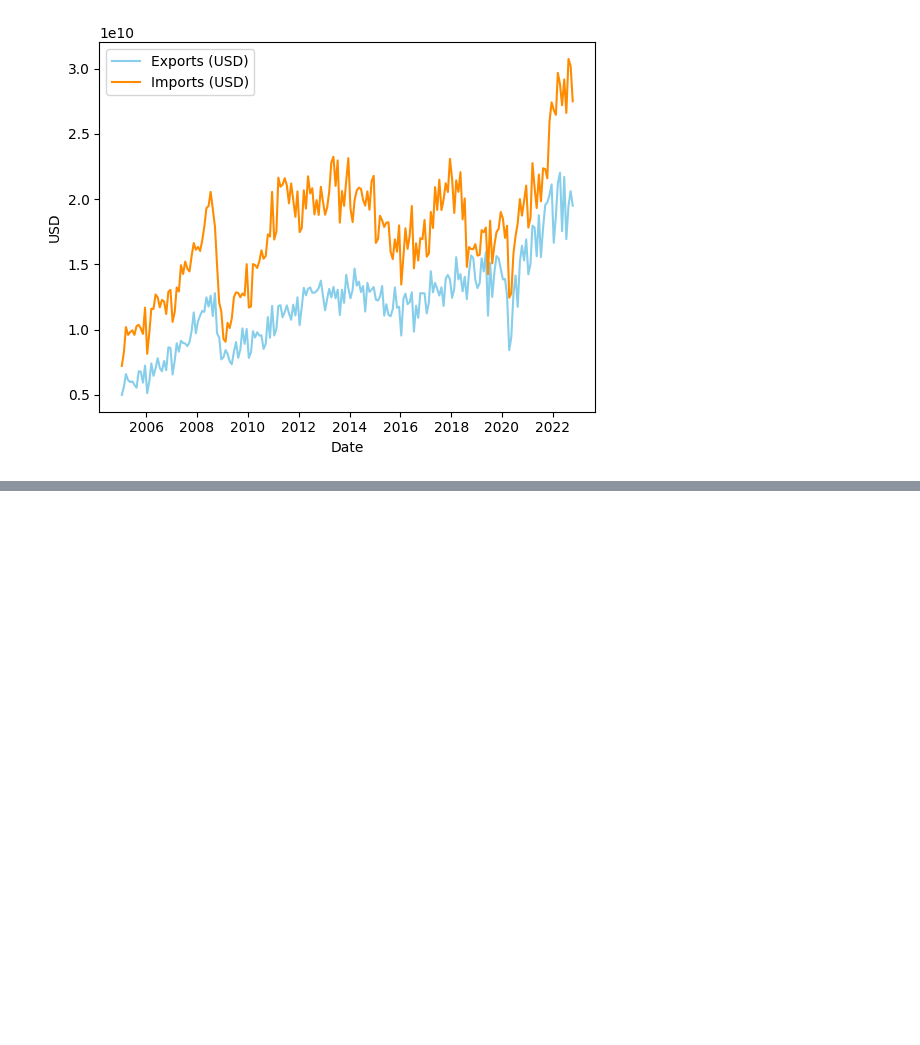
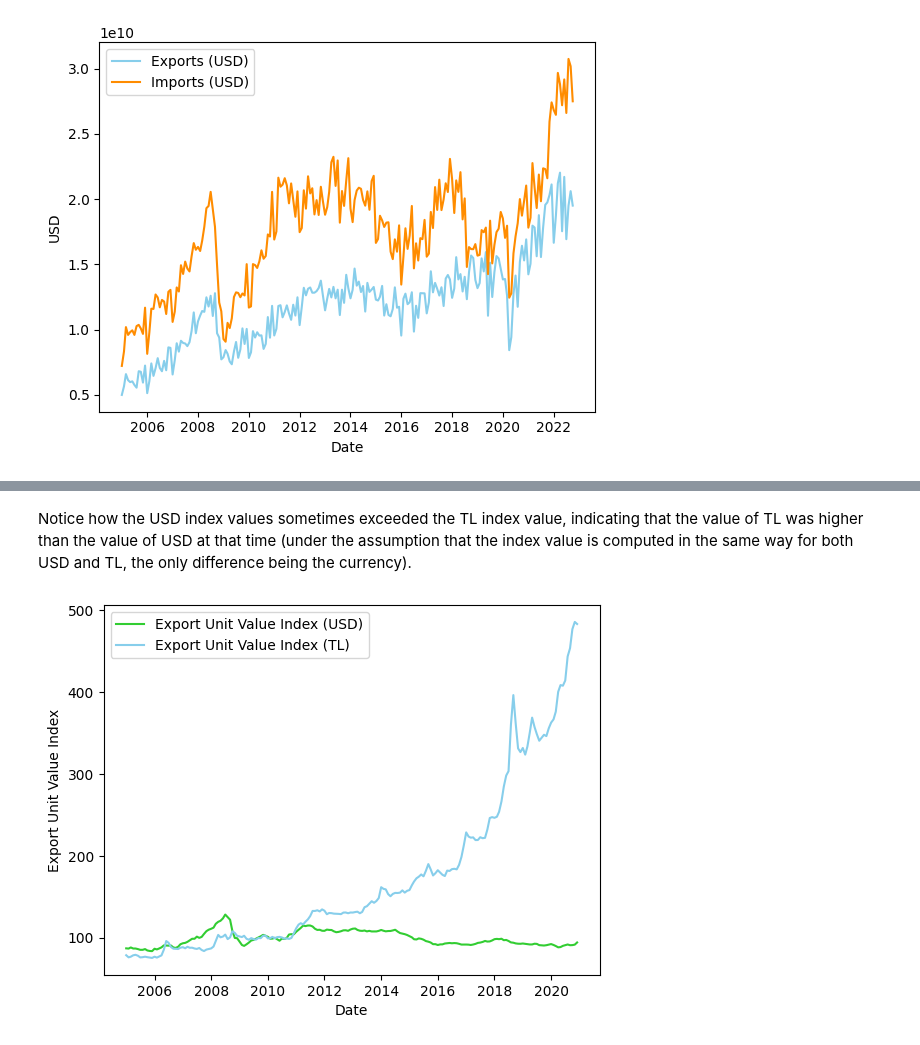
Before and after one commit to Ahmetyasin/CS512-project, a Jupyter notebook: CleaningTuikData.ipynb, the cells around one changed output, grey strips where cells are left out. Drawn from its saved outputs; the diff is of its cells as text; code cells hidden in the pictures; blank space fills up the shorter version.

```diff
--- a/CleaningTuikData.ipynb
+++ b/CleaningTuikData.ipynb
@@ -71,0 +338,4 @@ plt.show()
+# %%
+# Loading data
+save_path = 'cleaned_data/export_unit_value_index.csv'
+df = pd.read_csv(save_path, parse_dates=['date'])
@@ -71,0 +351,11 @@ plt.show()
+# %% [markdown]
+Notice how the USD index values sometimes exceeded the TL index value, indicating that the value of TL was higher than the value of USD at that time (under the assumption that the index value is computed in the same way for both USD and TL, the only difference being the currency).
+# %%
+plt.plot('date', 'export_unit_value_index_usd', data=df, color='limegreen', label='Export Unit Value Index (USD)')
+plt.plot('date', 'export_unit_value_index_tl', data=df, color='skyblue', label='Export Unit Value Index (TL)')
+plt.xlabel('Date')
+plt.ylabel('Export Unit Value Index')
+plt.legend()
+plt.show()
+# %% [output]
+[figure, added]
```
Also changed, not shown: parts of 34 cells of this notebook, 5 other files.
